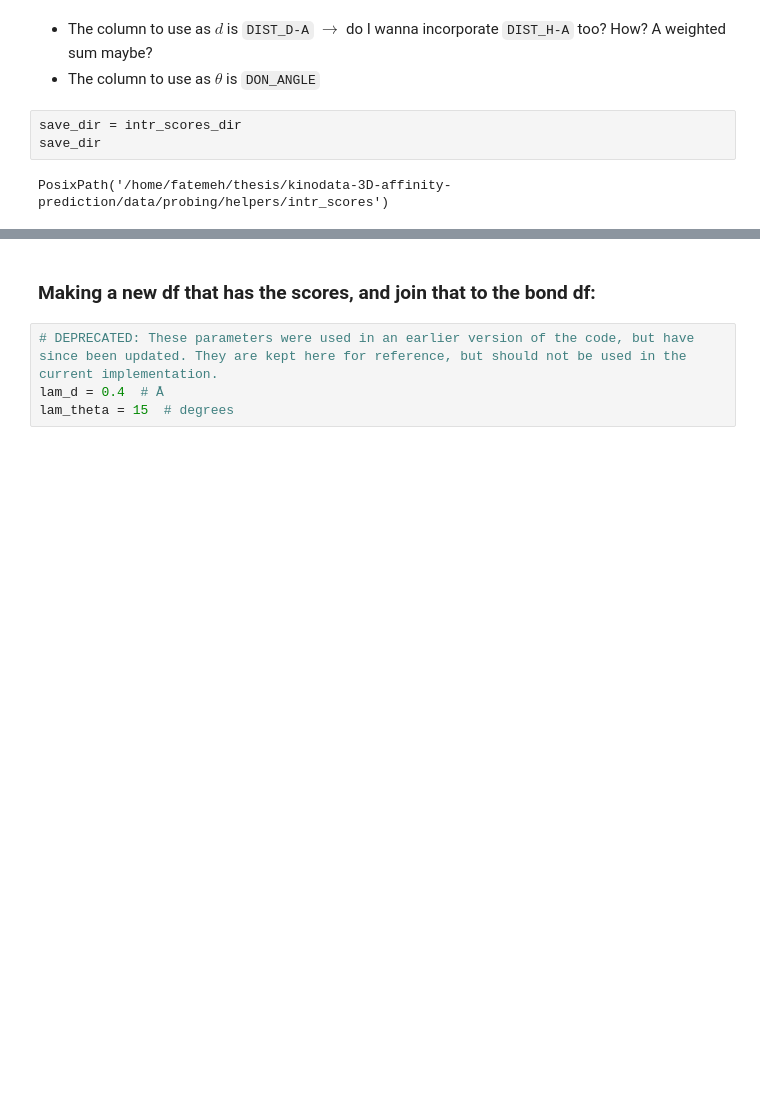
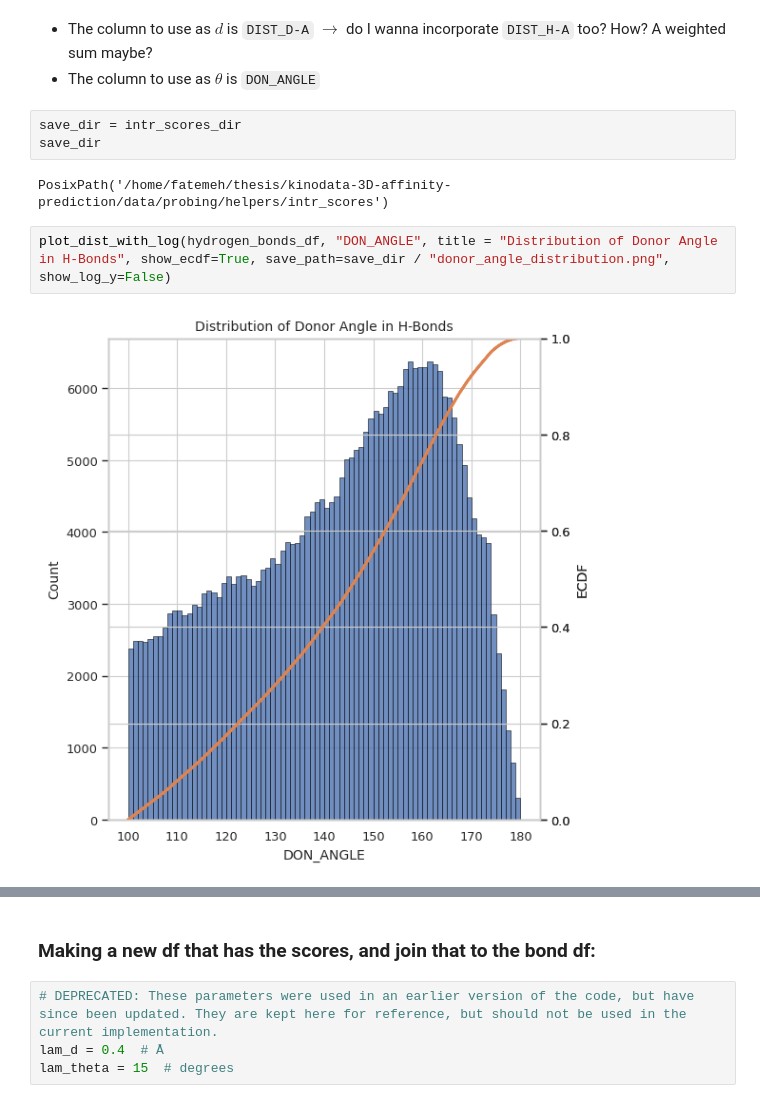
Before and after one commit to fatemeh-moghaddam/kinodata-3D-affinity-prediction, a Jupyter notebook: prob/interactions/interaction_scores.ipynb, the cells around one changed output, grey strips where cells are left out. Cells and saved outputs as stored; diff of their text form; blank space fills up the shorter version.

```diff
--- a/prob/interactions/interaction_scores.ipynb
+++ b/prob/interactions/interaction_scores.ipynb
@@ -149,6 +151,10 @@ save_dir = intr_scores_dir
 save_dir
 # %% [output]
 PosixPath('/home/fatemeh/thesis/kinodata-3D-affinity-prediction/data/probing/helpers/intr_scores')
+# %%
+plot_dist_with_log(hydrogen_bonds_df, "DON_ANGLE", title = "Distribution of Donor Angle in H-Bonds", show_ecdf=True, save_path=save_dir / "donor_angle_distribution.png", show_log_y=False)
+# %% [output]
+[figure, added]
 # %%
 # calculate cosine of donor angle for hydrogen bonds (we take the negative cosine to have a direct relationship with bond strength)
 hydrogen_bonds_df["cos_angle"] = -np.cos(
```
Also changed, not shown: parts of 25 cells of this notebook.
